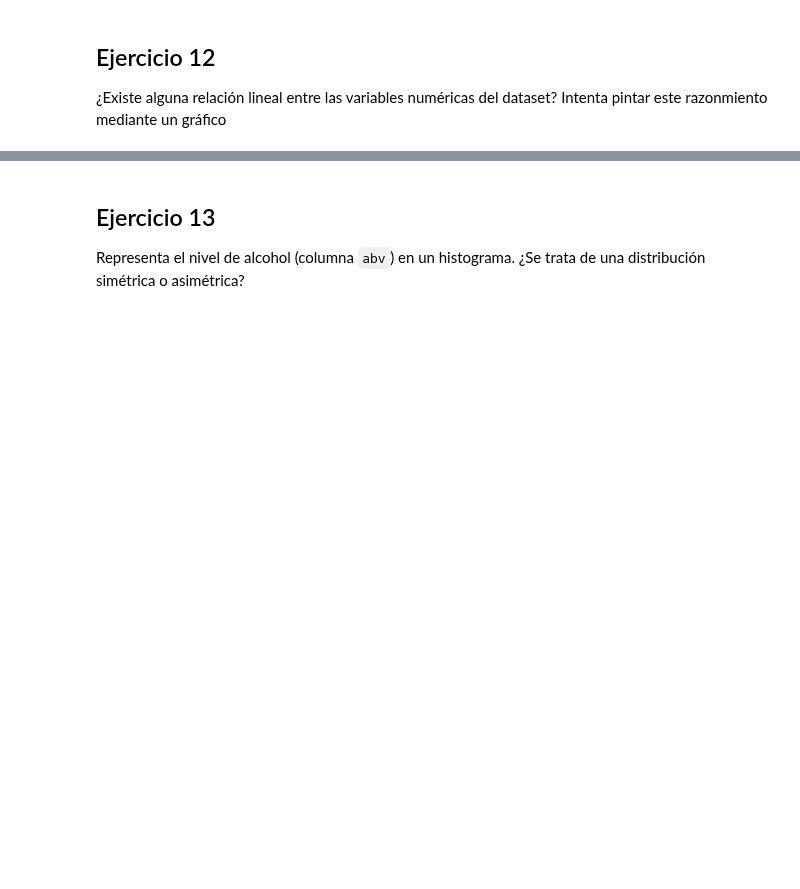
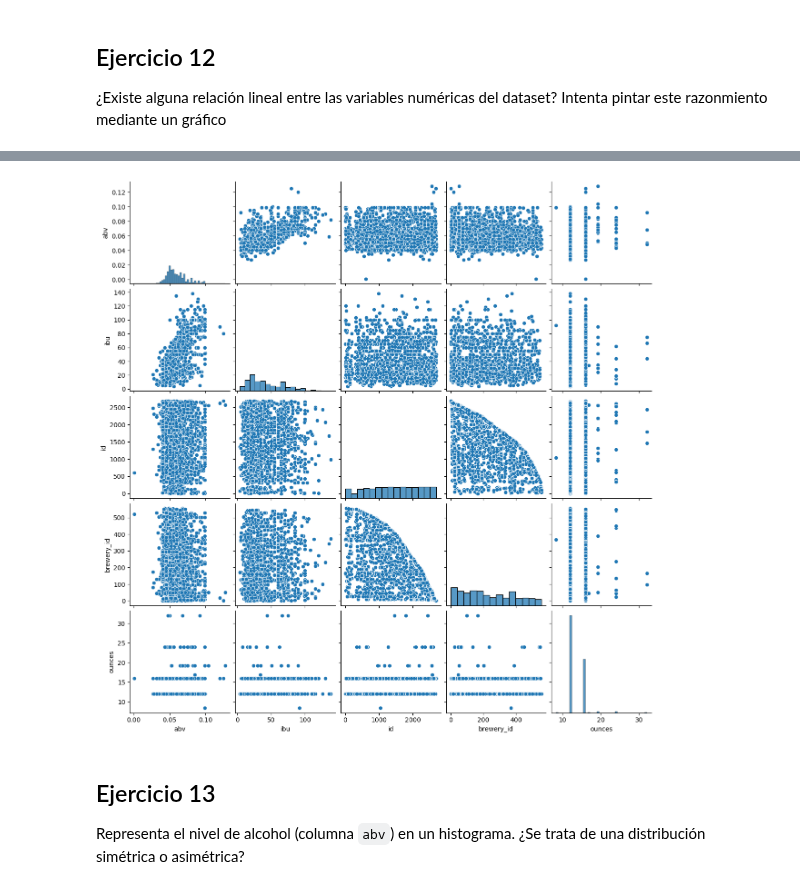
Before and after one commit to Mlcruz9/DS_TheBridgeBBK_SBIL2023, a Jupyter notebook: 2-Data_Analysis/2-Pandas/Práctica/9-Beers/birras_repaso.ipynb, the cells around one changed output, grey strips where cells are left out. Saved outputs shown, nothing was run; the diff lists cells and outputs as text; code cells hidden in the pictures; blank space fills up the shorter version.

```diff
--- a/2-Data_Analysis/2-Pandas/Práctica/9-Beers/birras_repaso.ipynb
+++ b/2-Data_Analysis/2-Pandas/Práctica/9-Beers/birras_repaso.ipynb
@@ -54,3 +351,7 @@ No queda muy claro cuánto de dispar, de dispersa, es la medida de IBU. Mediante
+# %%
+sns.pairplot(beers);
+# %% [output]
+[figure, added]
 # %% [markdown]
 ## Ejercicio 13
 Representa el nivel de alcohol (columna `abv`) en un histograma. ¿Se trata de una distribución simétrica o asimétrica?
```
Also changed, not shown: parts of 63 cells of this notebook, 9 other files.
